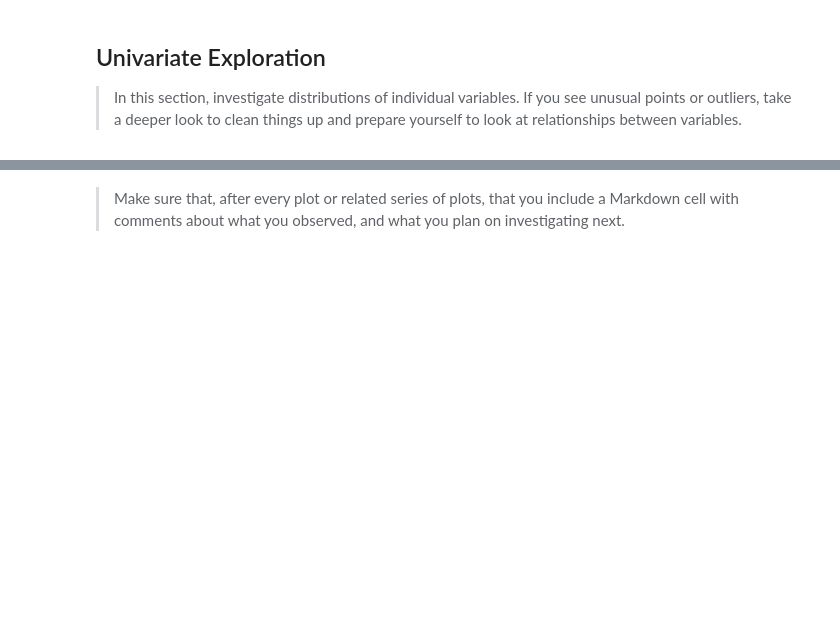
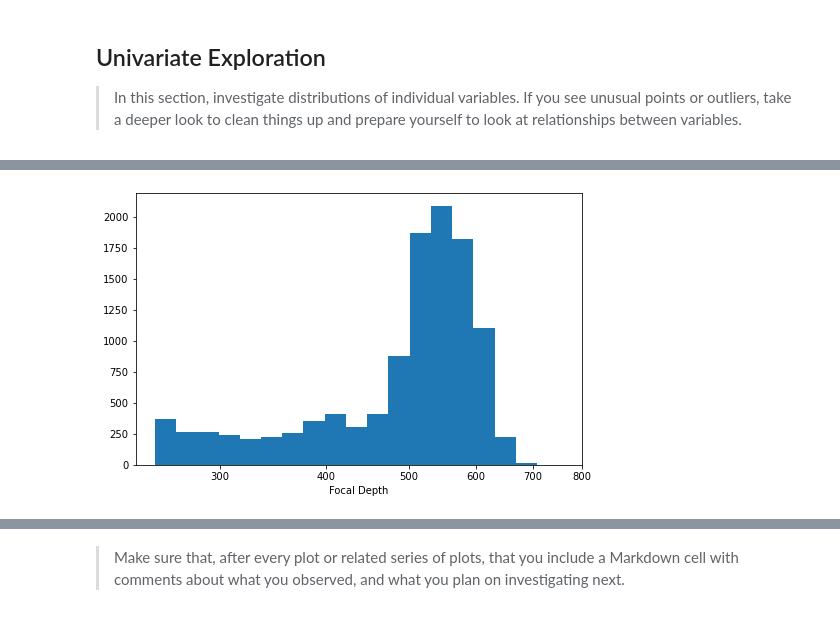
Before and after one commit to seifeldingamal/graduation-project-natural-disasters, a Jupyter notebook: Project Template/exploration_template.ipynb, the cells around one changed output, grey strips where cells are left out. Saved outputs shown, nothing was run; the diff lists cells and outputs as text; code cells hidden in the pictures; blank space fills up the shorter version.

```diff
--- a/Project Template/exploration_template.ipynb
+++ b/Project Template/exploration_template.ipynb
@@ -573,0 +610,12 @@ and prepare yourself to look at relationships between variables.
+# %%
+log_binsize = 0.025
+bins = 10 ** np.arange(2.4, np.log10(frame['depth'].max())+log_binsize, log_binsize)
+
+plt.figure(figsize=[8, 5])
+plt.hist(data = frame, x = 'depth', bins = bins)
+plt.xscale('log')
+plt.xticks([300, 400, 500, 600, 700, 800], ['300', '400', '500', '600', '700', '800'])
+plt.xlabel('Focal Depth')
+plt.show()
+# %% [output]
+[figure, added]
```
Also changed, not shown: parts of 6 cells of this notebook.
